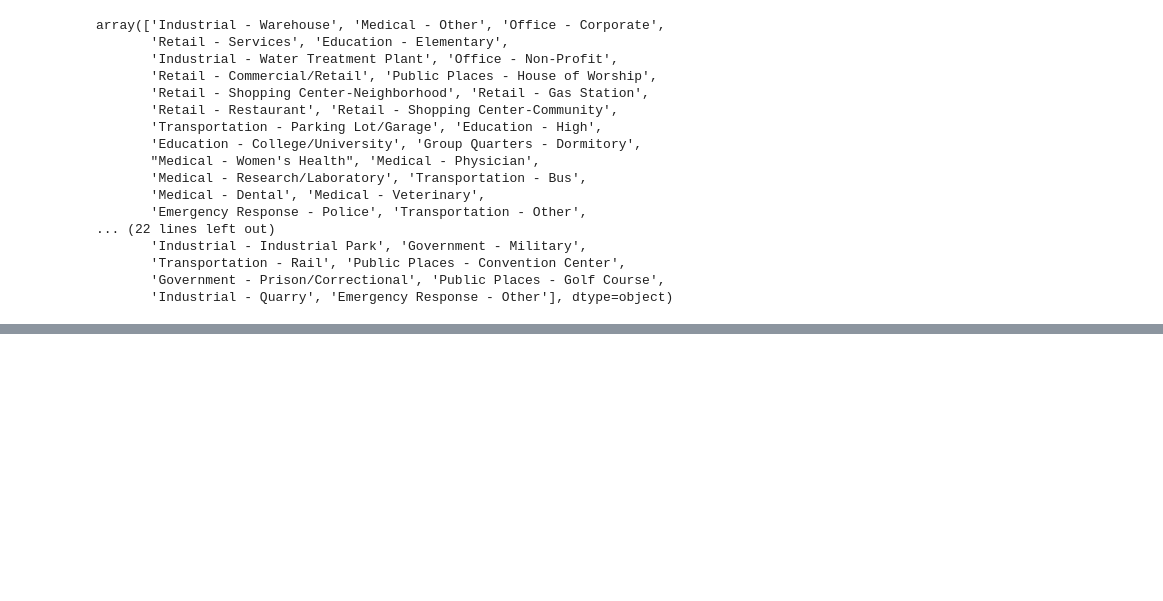
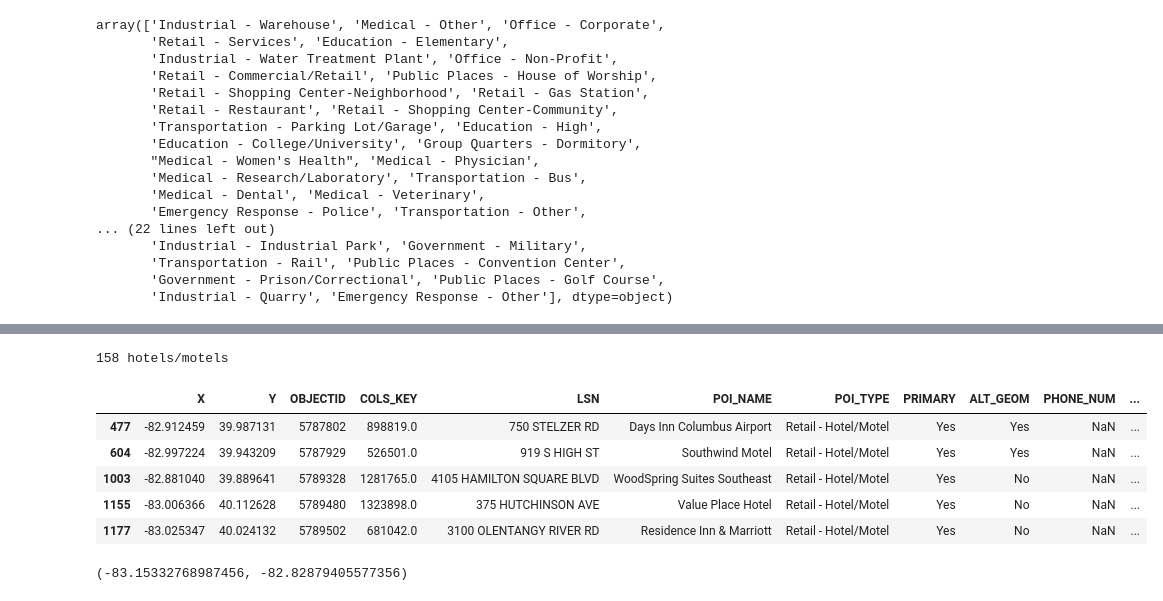
Before and after one commit to data-x-sp19/EVAC, a Jupyter notebook: NS_data.ipynb, the cells around one changed output, grey strips where cells are left out. Cells and saved outputs as stored; diff of their text form; code cells hidden in the pictures; blank space fills up the shorter version.

```diff
--- a/NS_data.ipynb
+++ b/NS_data.ipynb
@@ -40,0 +99,20 @@ array(['Industrial - Warehouse', 'Medical - Other', 'Office - Corporate',
+# %%
+# filter by specific points of interest
+
+df_offices = df[df['POI_TYPE'] == 'Office - Corporate']
+
+df_hotels = df[df['POI_TYPE'] == 'Retail - Hotel/Motel']
+print(len(df_hotels), "hotels/motels")
+df_hotels.head()
+# %% [output]
+158 hotels/motels
+|  | X | Y | OBJECTID | COLS_KEY | LSN | POI_NAME | POI_TYPE | PRIMARY | ALT_GEOM | PHONE_NUM | ... |
+| 477 | -82.912459 | 39.987131 | 5787802 | 898819.0 | 750 STELZER RD | Days Inn Columbus Airport | Retail - Hotel/Motel | Yes | Yes | NaN | ... |
+| 604 | -82.997224 | 39.943209 | 5787929 | 526501.0 | 919 S HIGH ST | Southwind Motel | Retail - Hotel/Motel | Yes | Yes | NaN | ... |
+| 1003 | -82.881040 | 39.889641 | 5789328 | 1281765.0 | 4105 HAMILTON SQUARE BLVD | WoodSpring Suites Southeast | Retail - Hotel/Motel | Yes | No | NaN | ... |
+| 1155 | -83.006366 | 40.112628 | 5789480 | 1323898.0 | 375 HUTCHINSON AVE | Value Place Hotel | Retail - Hotel/Motel | Yes | No | NaN | ... |
+| 1177 | -83.025347 | 40.024132 | 5789502 | 681042.0 | 3100 OLENTANGY RIVER RD | Residence Inn & Marriott | Retail - Hotel/Motel | Yes | No | NaN | ... |
+# %%
+min(df_hotels['X']), max(df_hotels['X'])
+# %% [output]
+(-83.15332768987456, -82.82879405577356)
```
Also changed, not shown: parts of 13 cells of this notebook.
